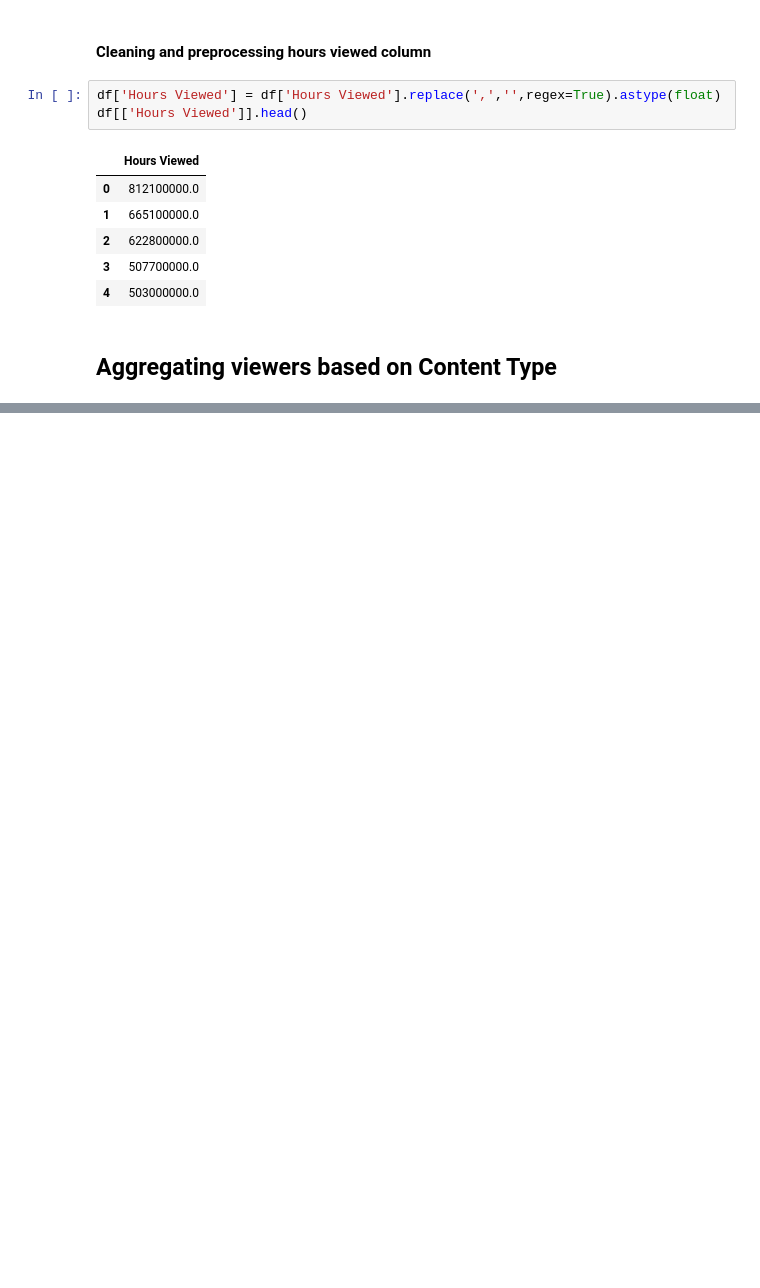
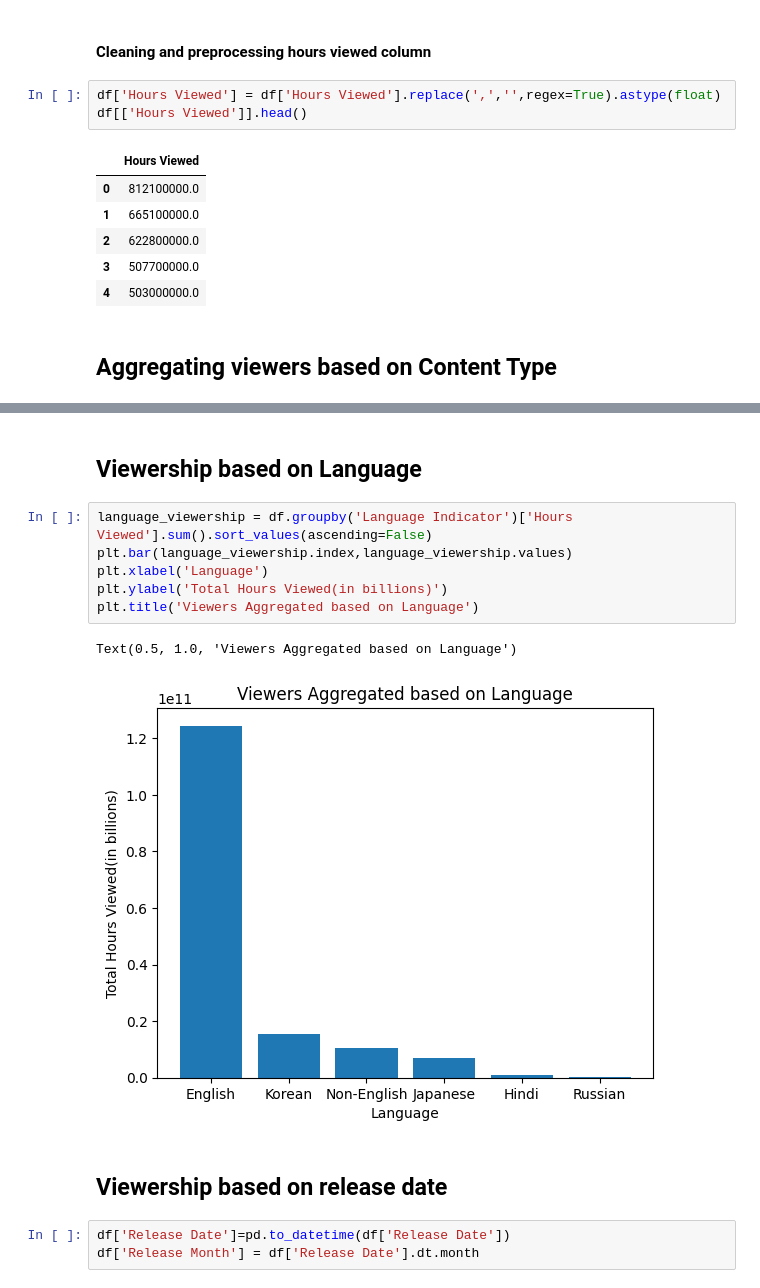
Before and after one commit to 0mcodes/Data-Analysis, a Jupyter notebook: Netflix content strategy/netflix.ipynb, the cells around one changed output, grey strips where cells are left out. Saved outputs shown, nothing was run; the diff lists cells and outputs as text; blank space fills up the shorter version.

```diff
--- a/Netflix content strategy/netflix.ipynb
+++ b/Netflix content strategy/netflix.ipynb
@@ -56,0 +57,16 @@ Text(0.5, 1.0, 'Viewers Aggregated based on content type')
+# %% [markdown]
+## Viewership based on Language
+# %%
+language_viewership = df.groupby('Language Indicator')['Hours Viewed'].sum().sort_values(ascending=False)
+plt.bar(language_viewership.index,language_viewership.values)
+plt.xlabel('Language')
+plt.ylabel('Total Hours Viewed(in billions)')
+plt.title('Viewers Aggregated based on Language')
+# %% [output]
+Text(0.5, 1.0, 'Viewers Aggregated based on Language')
+[figure, added]
+# %% [markdown]
+## Viewership based on release date
+# %%
+df['Release Date']=pd.to_datetime(df['Release Date'])
+df['Release Month'] = df['Release Date'].dt.month
```
Also changed, not shown: parts of 19 cells of this notebook.
